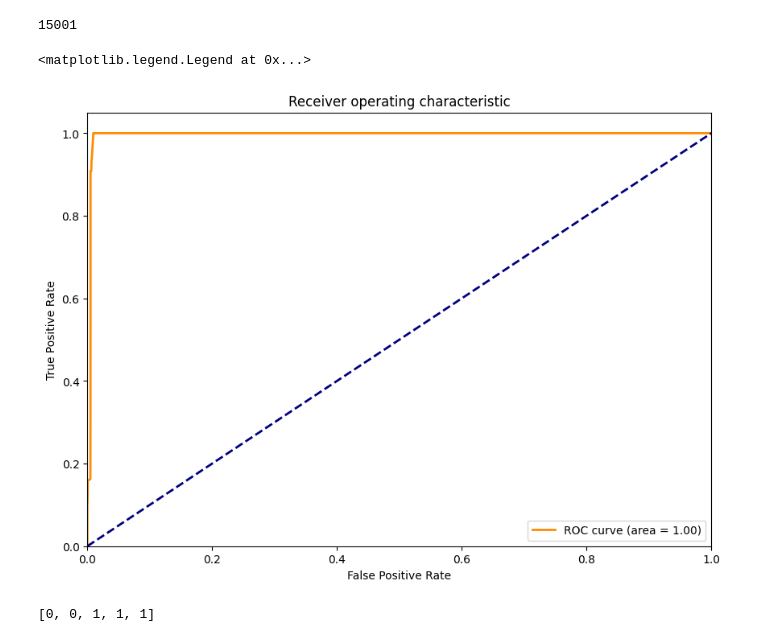
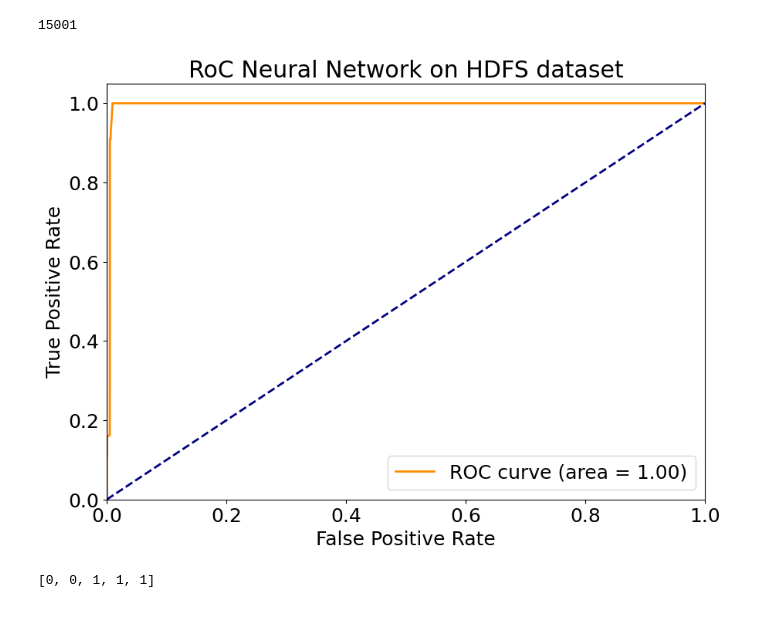
Before and after one commit to tudelft-cda-lab/FlexFringe, a Jupyter notebook: data/active_learning/test_nn_queries/HDFS_network/evaluate_predictions.ipynb, the cells around one changed output. Drawn from its saved outputs; the diff is of its cells as text; code cells hidden in the pictures.

```diff
--- a/data/active_learning/test_nn_queries/HDFS_network/evaluate_predictions.ipynb
+++ b/data/active_learning/test_nn_queries/HDFS_network/evaluate_predictions.ipynb
@@ -87,35 +89,39 @@ for p in probabilities:
     max_score.append(np.max(p))
     sum_score.append(np.sum(p))
 # %%
+import matplotlib
+
+matplotlib.rcParams.update({'font.size': 18})
+
 from sklearn.metrics import roc_curve, auc, roc_auc_score
 
 score = max_score
 
 fpr, tpr, thresholds = roc_curve(current_labels, score)
 roc_auc = roc_auc_score(current_labels, score)
 
 import matplotlib.pyplot as plt
 import seaborn as sns
 
 plt.figure(figsize=(10, 7))
 lw = 2
 plt.plot(
     fpr,
     tpr,
     color="darkorange",
     lw=lw,
     label="ROC curve (area = %0.2f)" % roc_auc,
 )
 plt.plot([0, 1], [0, 1], color="navy", lw=lw, linestyle="--")
 plt.xlim([0.0, 1.0])
 plt.ylim([0.0, 1.05])
 plt.xlabel("False Positive Rate")
 plt.ylabel("True Positive Rate")
-plt.title("Receiver operating characteristic")
+plt.title("RoC Neural Network on HDFS dataset")
 plt.legend(loc="lower right")
+plt.savefig("roc_network_hdfs.png")
 # %% [output]
-<matplotlib.legend.Legend at 0x...>
-[figure, old version]
+[figure, new version]
 # %%
 top_k = 6
 y_pred_top_k = list()
```
Also changed, not shown: parts of 1 cell of this notebook, 9 other files.
